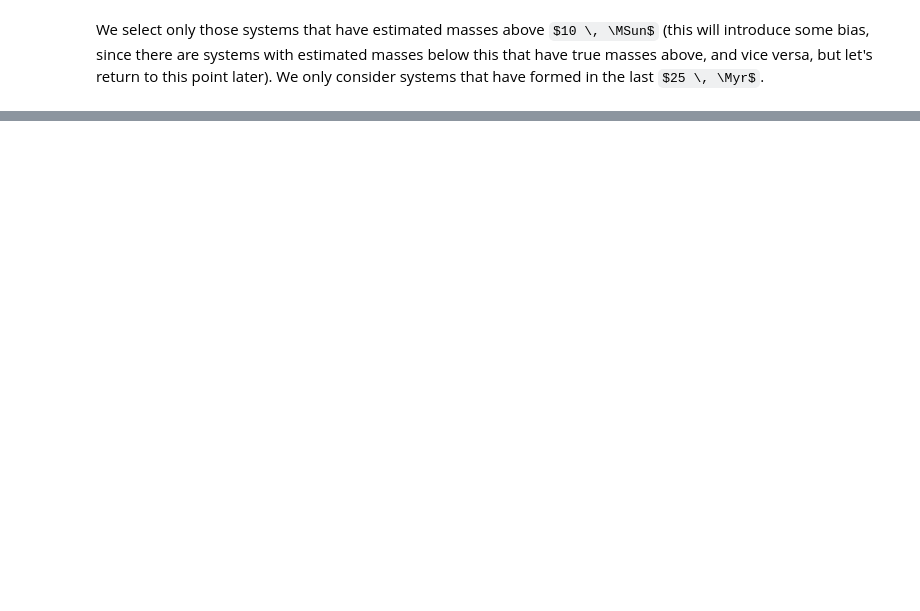
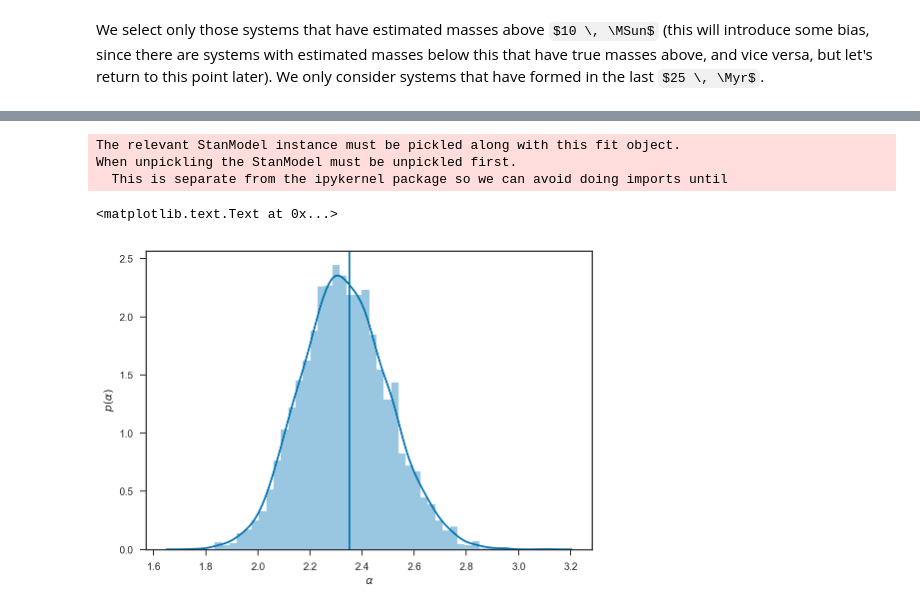
Before and after one commit to farr/30DorIMF, a Jupyter notebook: IMF.ipynb, the cells around one changed output, grey strips where cells are left out. Drawn from its saved outputs; the diff is of its cells as text; code cells hidden in the pictures; some formulas as TeX source; blank space fills up the shorter version.

Commit message:
First simulation.

```diff
--- a/IMF.ipynb
+++ b/IMF.ipynb
@@ -198,14 +206,13 @@ MComplete = 15.0
 
 tMax = 25.0
 
-sel = stellar_parameters['Mini'] > MMin
+sel = stellar_parameters['Mini'] > MComplete
 # %%
 data = {
     'nltc': len(c_lifetime),
     'ltc': c_lifetime,
 
-    'MMin': MMin,
-    'MComplete': MComplete,
+    'MMin': MComplete,
     'tmax': tMax,
 
     'nobs': count_nonzero(sel),
@@ -213,6 +220,4 @@ data = {
     'sigma_M': sigma_m_obs[sel],
     'ageobs': t_obs[sel],
     'sigma_age': sigma_t_obs[sel],
-
-    'nundet_max': 300
 }
@@ -219,2 +228,2 @@ data = {
 # %%
-fit = model.sampling(data=data, iter=20)
+fit = model.sampling(data=data, iter=2000, thin=1)
@@ -220,0 +250,19 @@ fit = model.sampling(data=data, iter=20)
+# %%
+chain = fit.extract(permuted=True)
+# %%
+with bz2.BZ2File('sampling.pkl.bz2', 'w') as out:
+    pickle.dump(model, out)
+    pickle.dump(fit, out)
+    pickle.dump(chain, out)
+# %% [output]
+The relevant StanModel instance must be pickled along with this fit object.
+When unpickling the StanModel must be unpickled first.
+  This is separate from the ipykernel package so we can avoid doing imports until
+# %%
+sns.distplot(chain['alpha'])
+axvline(2.35)
+xlabel(r'$\alpha$')
+ylabel(r'$p\left(\alpha\right)$')
+# %% [output]
+<matplotlib.text.Text at 0x...>
+[figure, added]
```
Also changed, not shown: parts of 8 cells of this notebook, 7 other files.
